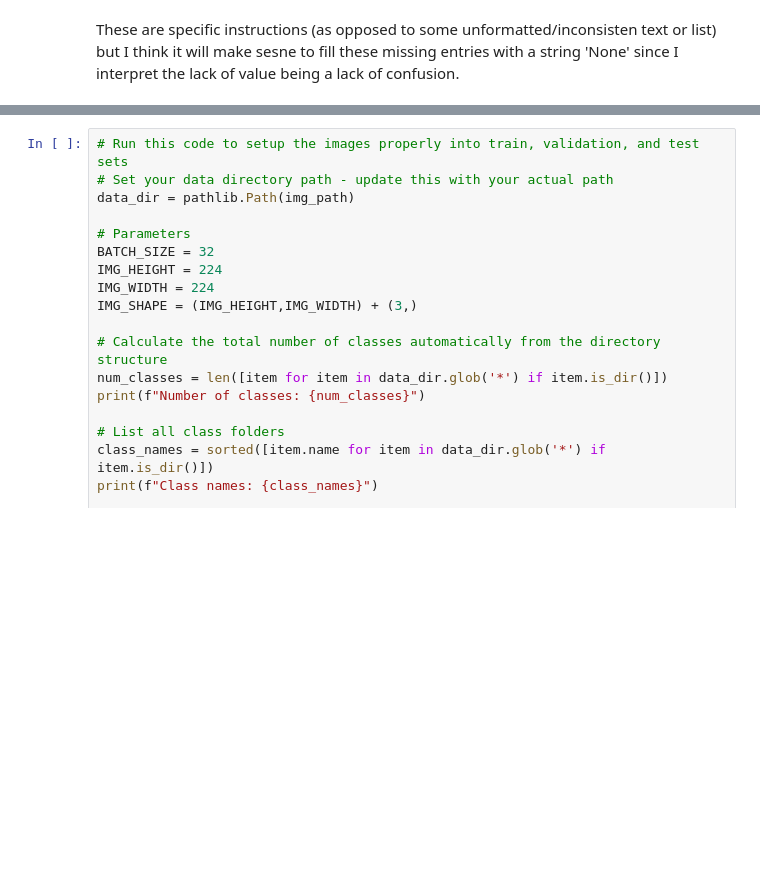
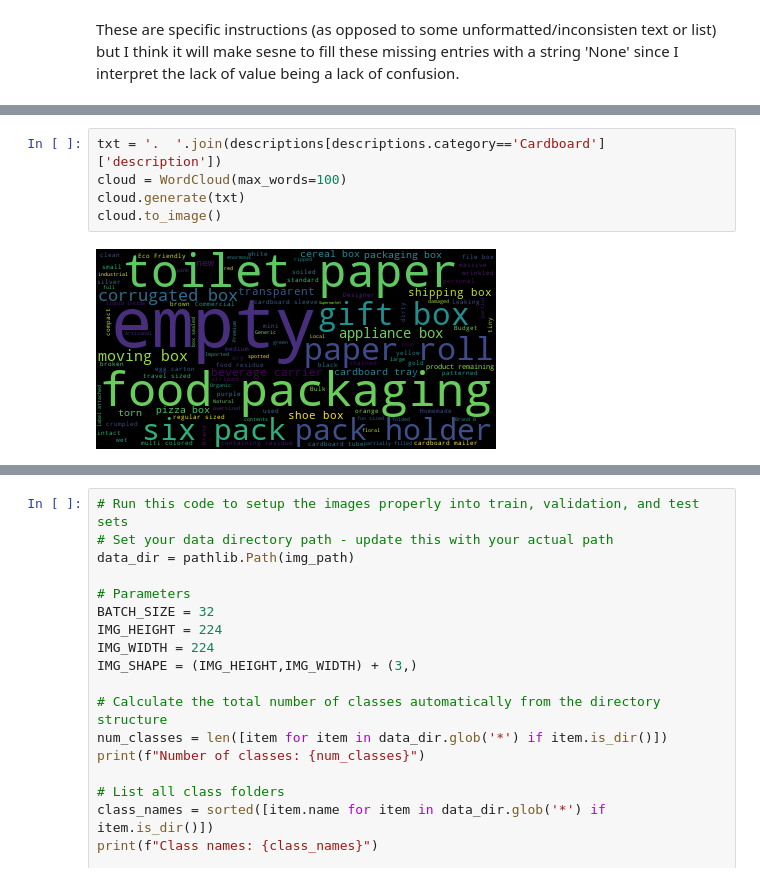
Before and after one commit to gpo2105/Deep_Analytics_Lab, a Jupyter notebook: final_submission.ipynb, the cells around one changed output, grey strips where cells are left out. Saved outputs shown, nothing was run; the diff lists cells and outputs as text; blank space fills up the shorter version.

```diff
--- a/final_submission.ipynb
+++ b/final_submission.ipynb
@@ -358,0 +415,7 @@ These are specific instructions (as opposed to some unformatted/inconsisten text
+# %%
+txt = '.  '.join(descriptions[descriptions.category=='Cardboard']['description'])
+cloud = WordCloud(max_words=100)
+cloud.generate(txt)
+cloud.to_image()
+# %% [output]
+[figure, added]
```
Also changed, not shown: parts of 33 cells of this notebook.
